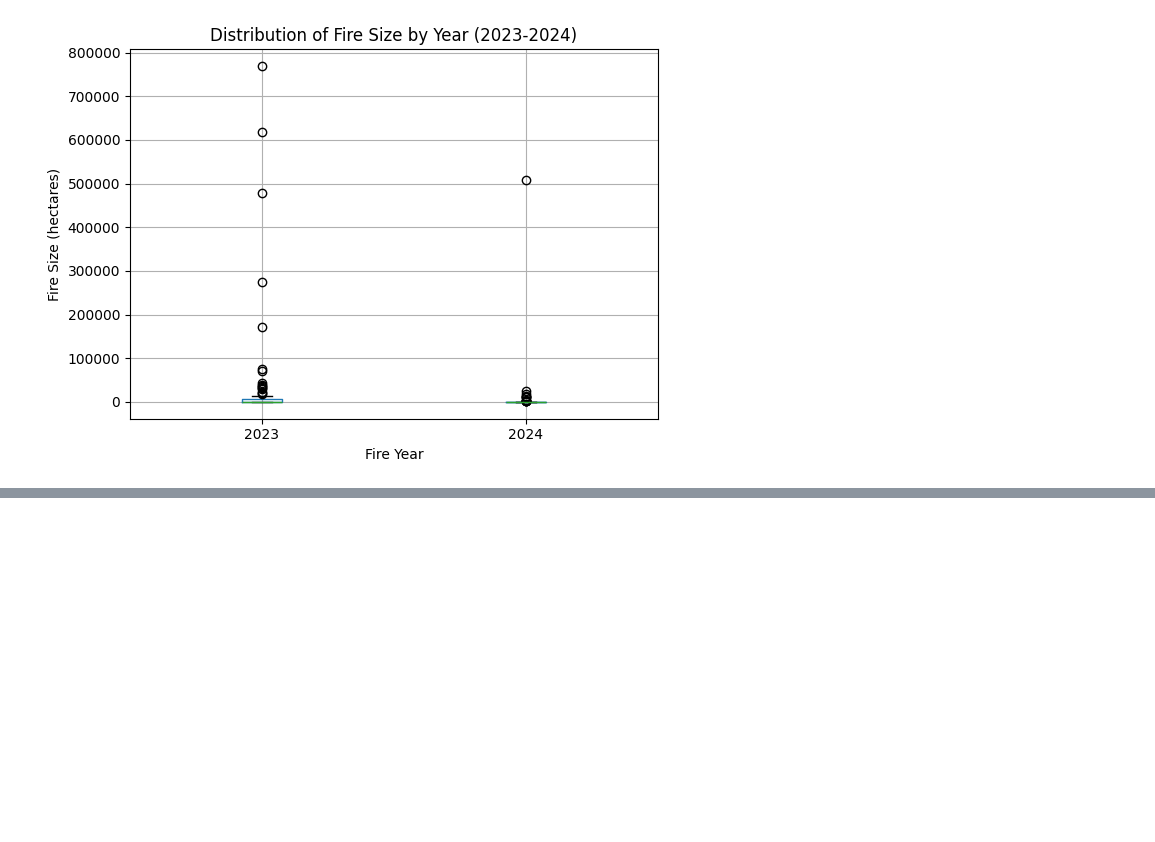
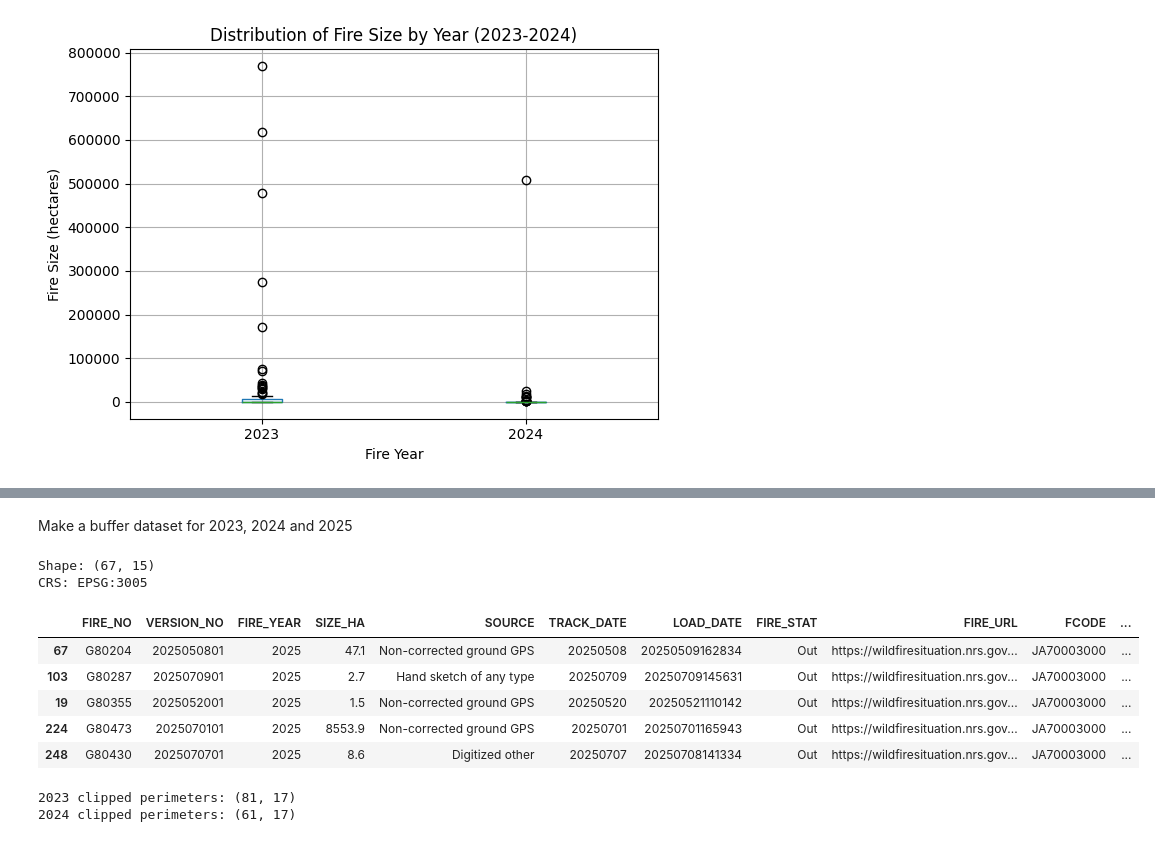
Before and after one commit to jackagoldman/overwintering, a Jupyter notebook: notebooks/data_exploration.ipynb, the cells around one changed output, grey strips where cells are left out. Drawn from its saved outputs; the diff is of its cells as text; code cells hidden in the pictures; blank space fills up the shorter version.

```diff
--- a/notebooks/data_exploration.ipynb
+++ b/notebooks/data_exploration.ipynb
@@ -663,0 +953,13 @@ plt.show()
+# %% [markdown]
+Make a buffer dataset for 2023, 2024 and 2025
+# %%
+# get perims 2025
+perims_2025 = gpd.read_file("../data/raw/BC_Fire_Perimeters_2025/PROT_CURRENT_FIRE_POLYS_SP/C_FIRE_PLY_polygon.shp")
+
+# crop to study zones, reproj
+perims_2025_clipped = gpd.clip(perims_2025, zones_3005)
+
+#save as 3005 shapefile and geojson
+os.makedirs("../data/processed_fire_perimeters", exist_ok=True)
+perims_2025_clipped.to_file("../data/processed_fire_perimeters/perims_2025_clipped_3005.shp")
+perims_2025_clipped.to_file("../data/processed_fire_perimeters/perims_2025_clipped_3005.geojson", driver="GeoJSON")
@@ -663,0 +970,14 @@ plt.show()
+# %%
+# Check the clipped 2025 perimeters
+print(f"Shape: {perims_2025_clipped.shape}")
+print(f"CRS: {perims_2025_clipped.crs}")
+perims_2025_clipped.head()
+# %% [output]
+Shape: (67, 15)
+CRS: EPSG:3005
+|  | FIRE_NO | VERSION_NO | FIRE_YEAR | SIZE_HA | SOURCE | TRACK_DATE | LOAD_DATE | FIRE_STAT | FIRE_URL | FCODE | ... |
+| 67 | G80204 | 2025050801 | 2025 | 47.1 | Non-corrected ground GPS | 20250508 | 20250509162834 | Out | https://wildfiresituation.nrs.gov... | JA70003000 | ... |
+| 103 | G80287 | 2025070901 | 2025 | 2.7 | Hand sketch of any type | 20250709 | 20250709145631 | Out | https://wildfiresituation.nrs.gov... | JA70003000 | ... |
+| 19 | G80355 | 2025052001 | 2025 | 1.5 | Non-corrected ground GPS | 20250520 | 20250521110142 | Out | https://wildfiresituation.nrs.gov... | JA70003000 | ... |
+| 224 | G80473 | 2025070101 | 2025 | 8553.9 | Non-corrected ground GPS | 20250701 | 20250701165943 | Out | https://wildfiresituation.nrs.gov... | JA70003000 | ... |
+| 248 | G80430 | 2025070701 | 2025 | 8.6 | Digitized other | 20250707 | 20250708141334 | Out | https://wildfiresituation.nrs.gov... | JA70003000 | ... |
@@ -663,0 +992,7 @@ plt.show()
+# %%
+# Verify the saved clipped perimeters
+print(f"2023 clipped perimeters: {perims_2023_clipped.shape}")
+print(f"2024 clipped perimeters: {perims_2024_clipped.shape}")
+# %% [output]
+2023 clipped perimeters: (81, 17)
+2024 clipped perimeters: (61, 17)
```
Also changed, not shown: parts of 14 cells of this notebook, 3 other files.
